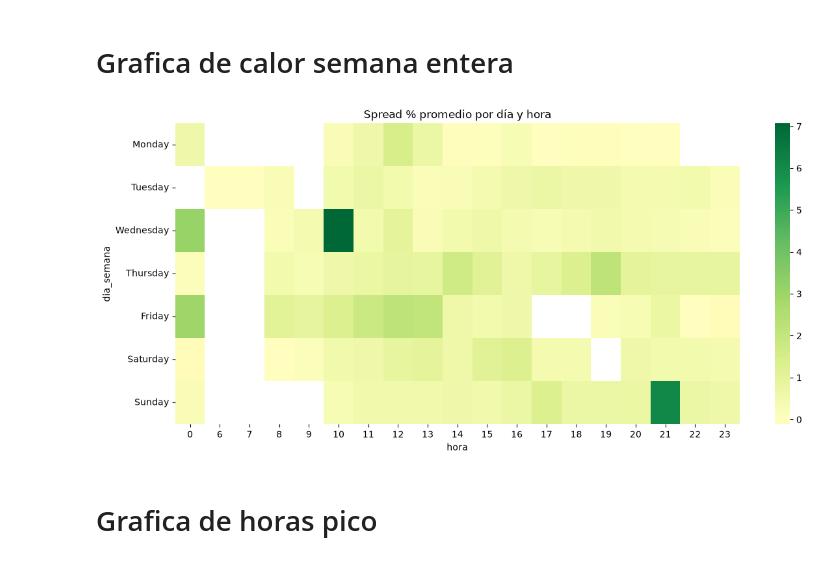
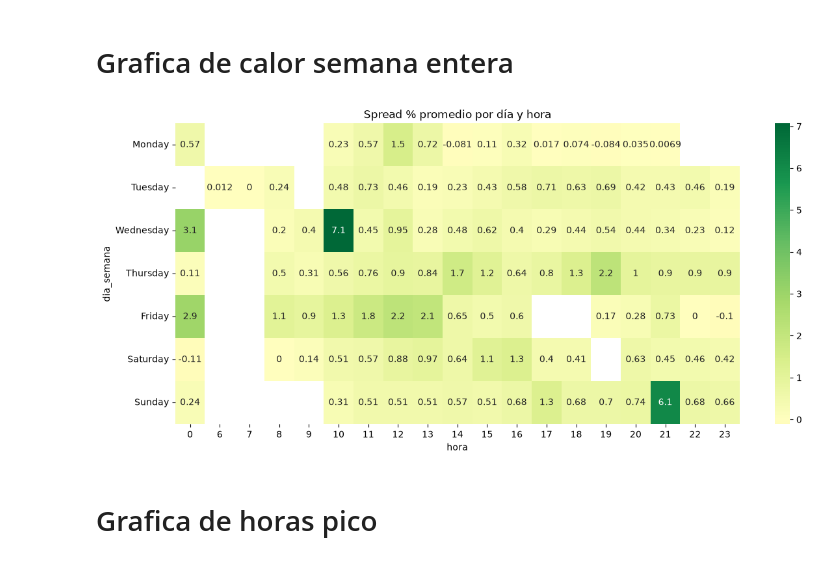
Before and after one commit to Coxxio/ML-Journey, a Jupyter notebook: exercises/arbitraje.ipynb, the cells around one changed output. Cells and saved outputs as stored; diff of their text form; code cells hidden in the pictures.

```diff
--- a/exercises/arbitraje.ipynb
+++ b/exercises/arbitraje.ipynb
@@ -86,16 +86,16 @@ plt.show()
 # %%
 # --- Heatmap día vs hora (MUY útil para encontrar patrones) ---
 pivot_dia['hora'] = pivot_dia.index.hour
 heatmap_data = pivot_dia.pivot_table(
     index='dia_semana', columns='hora', values='spread_pct', aggfunc='mean'
 ).reindex(orden_dias)
 
 plt.figure(figsize=(14,6))
-sns.heatmap(heatmap_data, cmap='RdYlGn', annot=False, center=0)
+sns.heatmap(heatmap_data, cmap='RdYlGn', annot=True, center=0)
 plt.title('Spread % promedio por día y hora')
 plt.show()
 # %% [output]
-[figure, old version]
+[figure, new version]
 # %% [markdown]
 # Grafica de horas pico
 # %%
```
Also changed, not shown: parts of 2 cells of this notebook, 2 other files.
